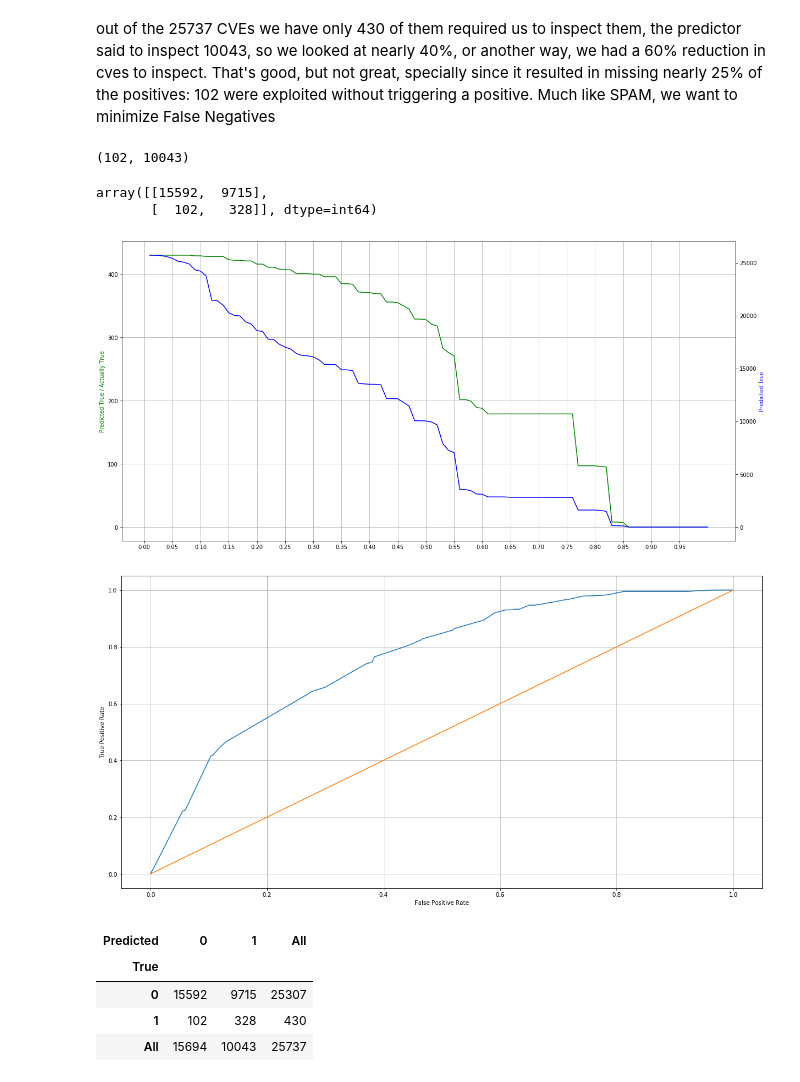
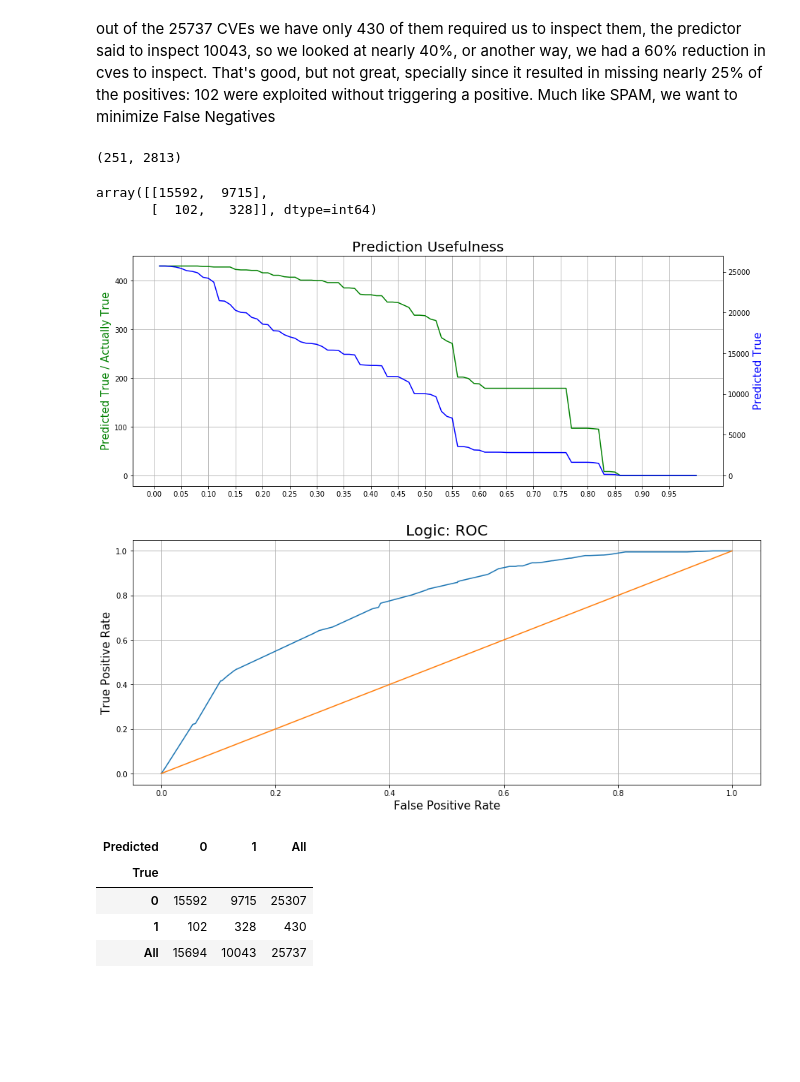
Before and after one commit to kfarr3/MLND-Capstone, a Jupyter notebook: code/model/regression.ipynb, the cells around one changed output. Drawn from its saved outputs; the diff is of its cells as text; code cells hidden in the pictures; blank space fills up the shorter version.

```diff
--- a/code/model/regression.ipynb
+++ b/code/model/regression.ipynb
@@ -115,11 +117,12 @@ out of the 25737 CVEs we have only 430 of them required us to inspect them, the
 # %%
 y_pred_prob = classifier.predict_proba(X_test)
 # %%
+thresh = .7
 y_pred_thresh = [1 if pred[1] > thresh else 0 for pred in y_pred_prob]
 matrix = confusion_matrix(y_test, y_pred_thresh)
 (matrix[1][0], matrix[0][1]+matrix[1][1])
 # %% [output]
-(102, 10043)
+(251, 2813)
 # %%
 def get_rates(thresh):
     y_pred_thresh = [1 if pred[1] > thresh else 0 for pred in y_pred_prob]
@@ -138,41 +141,54 @@ array([[15592,  9715],
        [  102,   328]], dtype=int64)
 # %%
 # Lets plot True-Positives against all True
+title_size=20
+labelsize=15
+ticksize=10
 
 thresh_x = [x[0] for x in results]
 tp_y = [x[1][1][1] for x in results]
 t_y = [x[1][0][1]+x[1][1][1] for x in results]
 
-fig, ax1 = plt.subplots(figsize=(20,10))
+fig, ax1 = plt.subplots(figsize=(15,6))
 
 ax2 = ax1.twinx()
 ax1.plot(thresh_x, tp_y, 'g')
 ax2.plot(thresh_x, t_y, 'b')
 
-ax1.set_ylabel('Predicted True / Actually True', color='g')
-ax2.set_ylabel('Predicted True', color='b')
+plt.title('Prediction Usefulness', fontsize=title_size)
+ax1.set_ylabel('Predicted True / Actually True', color='g', fontsize=labelsize)
+ax2.set_ylabel('Predicted True', color='b', fontsize=labelsize)
+plt.xlabel('Threshold', fontsize=labelsize)
 xticks = [x/100 for x in range(0,100,5)]
 plt.xticks(xticks)
 ax1.grid(True)
+plt.savefig('../../docs/img/avp.png')
 # %% [output]
-[figure, old version]
+[figure, new version]
 # %%
 # lets plot the ROC curve now
 # true positive rate (TPR) against the false positive rate (FPR)
+title_size=20
+labelsize=15
+ticksize=10
+
 
 tp_rate_y = [x[1][1][1]/(x[1][1][1]+x[1][1][0]) for x in results]
 fp_rate_x = [x[1][0][1]/(x[1][0][1]+x[1][0][0]) for x in results]
 
-fig, ax1 = plt.subplots(figsize=(20,10))
+fig, ax1 = plt.subplots(figsize=(15,6))
 
 ax1.plot(fp_rate_x, tp_rate_y)
 ax1.plot([0,1], [0,1])
-ax1.set_ylabel('True Positive Rate')
-ax1.set_xlabel('False Positive Rate')
+plt.title('Logic: ROC', fontsize=title_size)
+ax1.set_ylabel('True Positive Rate', fontsize=labelsize)
+ax1.set_xlabel('False Positive Rate', fontsize=labelsize)
 
+ax1.tick_params(labelsize=ticksize)
 ax1.grid(True)
+plt.savefig('../../docs/img/roc.png')
 # %% [output]
-[figure, old version]
+[figure, new version]
 # %%
 thresh = 0.5
 y_pred_thresh = np.array([1 if pred[1] > thresh else 0 for pred in y_pred_prob])
```
Also changed, not shown: parts of 6 cells of this notebook, 6 other files.
